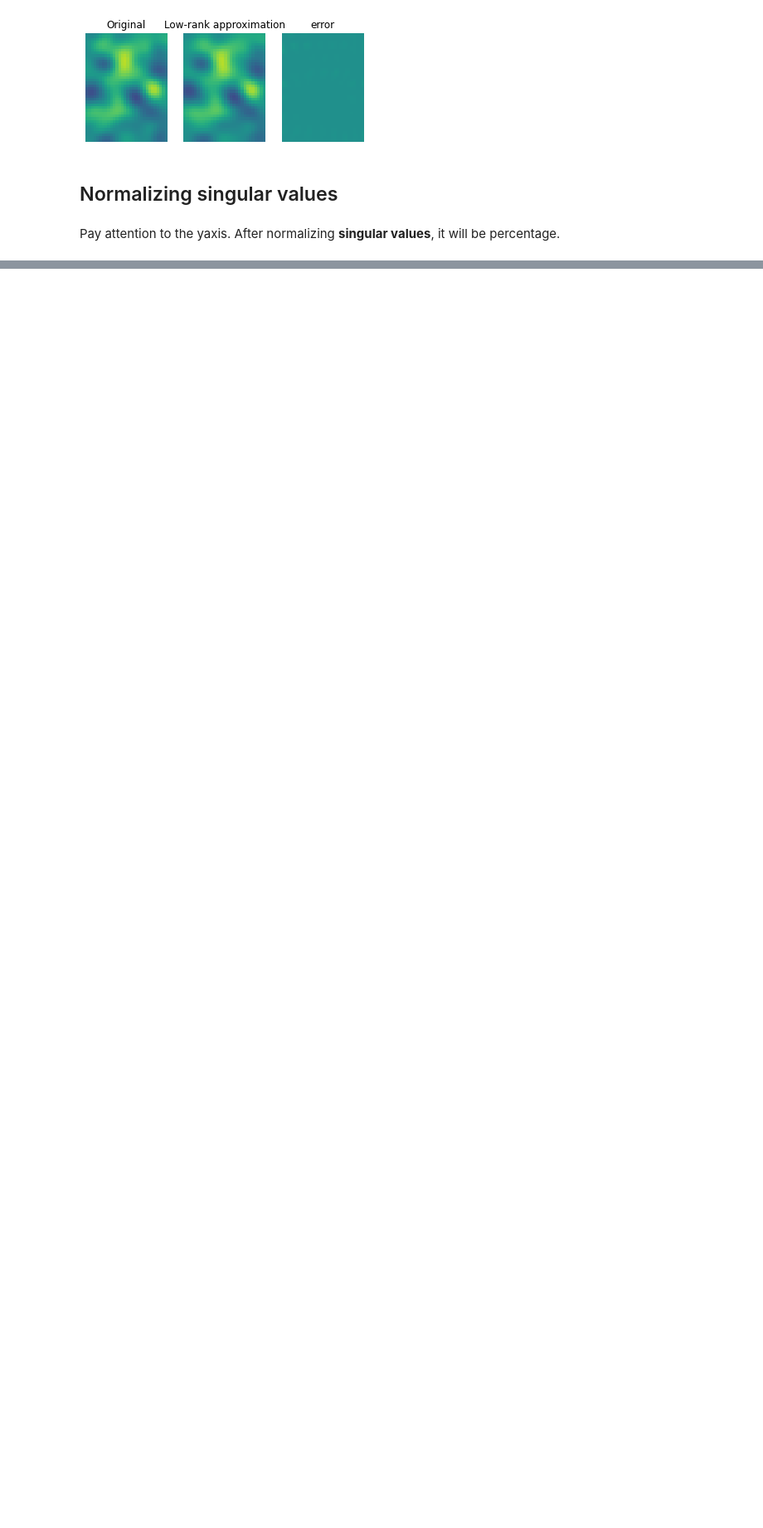
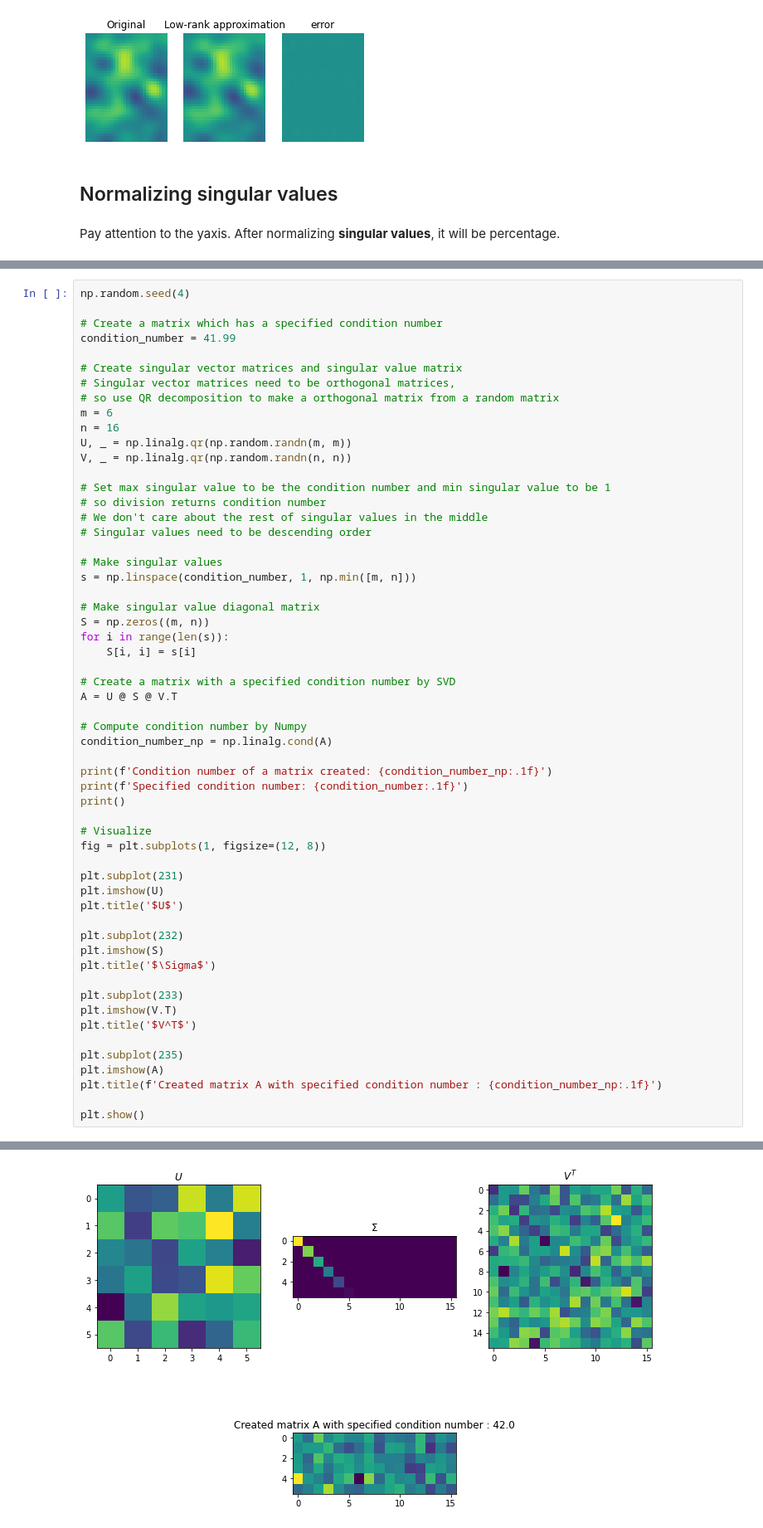
Before and after one commit to yukikitayama/machine-learning, a Jupyter notebook: math/singular_value_decomposition.ipynb, the cells around one changed output, grey strips where cells are left out. Shown at 83% size. Saved outputs shown, nothing was run; the diff lists cells and outputs as text; blank space fills up the shorter version.

```diff
--- a/math/singular_value_decomposition.ipynb
+++ b/math/singular_value_decomposition.ipynb
@@ -764,0 +1211,58 @@ plt.show()
+# %%
+np.random.seed(4)
+
+# Create a matrix which has a specified condition number
+condition_number = 41.99
+
+# Create singular vector matrices and singular value matrix
+# Singular vector matrices need to be orthogonal matrices,
+# so use QR decomposition to make a orthogonal matrix from a random matrix
+m = 6
+n = 16
+U, _ = np.linalg.qr(np.random.randn(m, m))
+V, _ = np.linalg.qr(np.random.randn(n, n))
+
+# Set max singular value to be the condition number and min singular value to be 1
+# so division returns condition number
+# We don't care about the rest of singular values in the middle
+# Singular values need to be descending order
+
+# Make singular values
+s = np.linspace(condition_number, 1, np.min([m, n]))
+
+# Make singular value diagonal matrix
+S = np.zeros((m, n))
+for i in range(len(s)):
+    S[i, i] = s[i]
+
+# Create a matrix with a specified condition number by SVD
+A = U @ S @ V.T
+
+# Compute condition number by Numpy
+condition_number_np = np.linalg.cond(A)
+
+print(f'Condition number of a matrix created: {condition_number_np:.1f}')
+print(f'Specified condition number: {condition_number:.1f}')
+print()
+
+# Visualize
+fig = plt.subplots(1, figsize=(12, 8))
+
+plt.subplot(231)
+plt.imshow(U)
+plt.title('$U$')
+
+plt.subplot(232)
+plt.imshow(S)
+plt.title('$\Sigma$')
+
+plt.subplot(233)
+plt.imshow(V.T)
+plt.title('$V^T$')
+
+plt.subplot(235)
+plt.imshow(A)
+plt.title(f'Created matrix A with specified condition number : {condition_number_np:.1f}')
+
+plt.show()
+# %% [output]
@@ -764,0 +1271 @@ plt.show()
+[figure, added]
```
Also changed, not shown: parts of 22 cells of this notebook.
